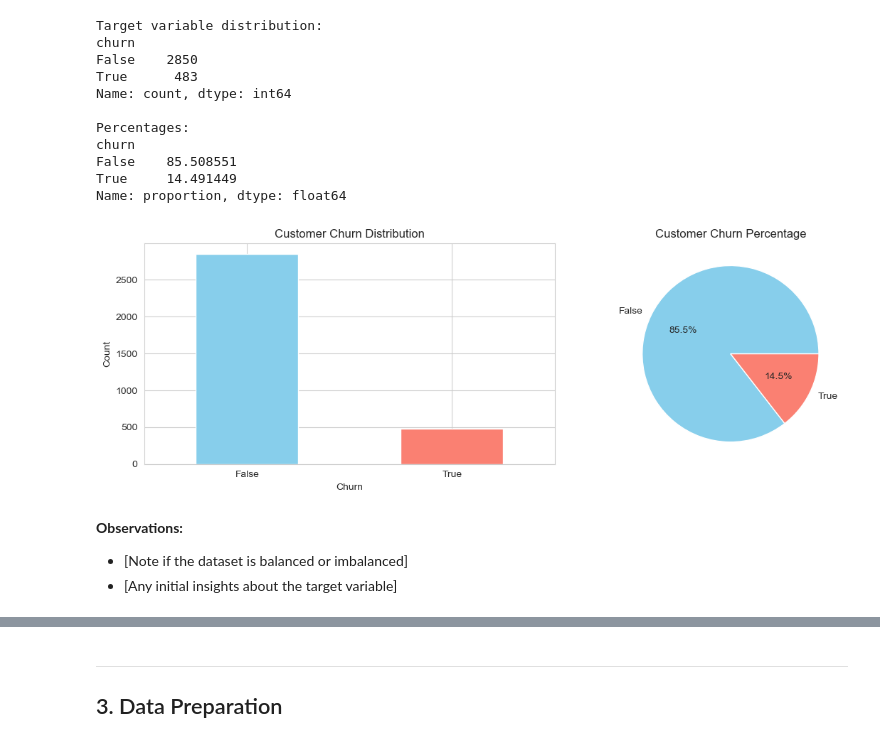
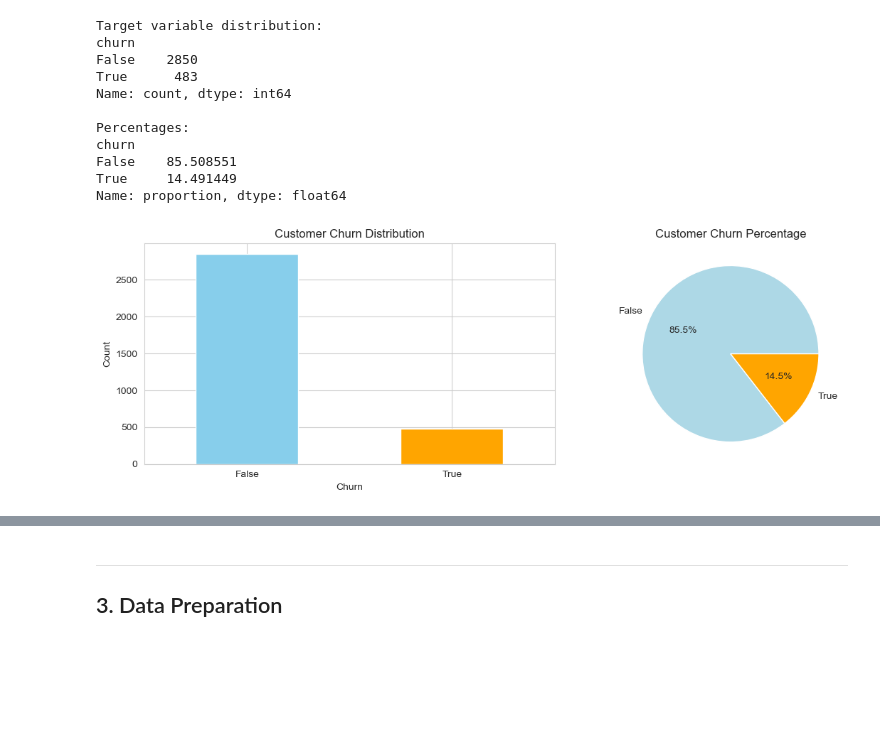
Before and after one commit to mkxangie/SyriaTel-Project, a Jupyter notebook: syriatel.ipynb, the cells around one changed output, grey strips where cells are left out. Saved outputs shown, nothing was run; the diff lists cells and outputs as text; code cells hidden in the pictures; blank space fills up the shorter version.

```diff
--- a/syriatel.ipynb
+++ b/syriatel.ipynb
@@ -213,24 +213,20 @@ Name: proportion, dtype: float64
 # %%
 # Visualize target variable distribution
 fig, axes = plt.subplots(1, 2, figsize=(12, 4))
 
 # Count plot
-df[target_col].value_counts().plot(kind='bar', ax=axes[0], color=['skyblue', 'salmon'])
+df[target_col].value_counts().plot(kind='bar', ax=axes[0], color=['skyblue', 'orange'])
 axes[0].set_title('Customer Churn Distribution')
 axes[0].set_xlabel('Churn')
 axes[0].set_ylabel('Count')
 axes[0].set_xticklabels(axes[0].get_xticklabels(), rotation=0)
 
 # Pie chart
-df[target_col].value_counts().plot(kind='pie', ax=axes[1], autopct='%1.1f%%', colors=['skyblue', 'salmon'])
+df[target_col].value_counts().plot(kind='pie', ax=axes[1], autopct='%1.1f%%', colors=['lightblue', 'orange'])
 axes[1].set_title('Customer Churn Percentage')
 axes[1].set_ylabel('')
 
 plt.tight_layout()
 plt.show()
 # %% [output]
-[figure, old version]
+[figure, new version]
-# %% [markdown]
-**Observations:**
-- [Note if the dataset is balanced or imbalanced]
-- [Any initial insights about the target variable]
```
Also changed, not shown: parts of 8 cells of this notebook.
